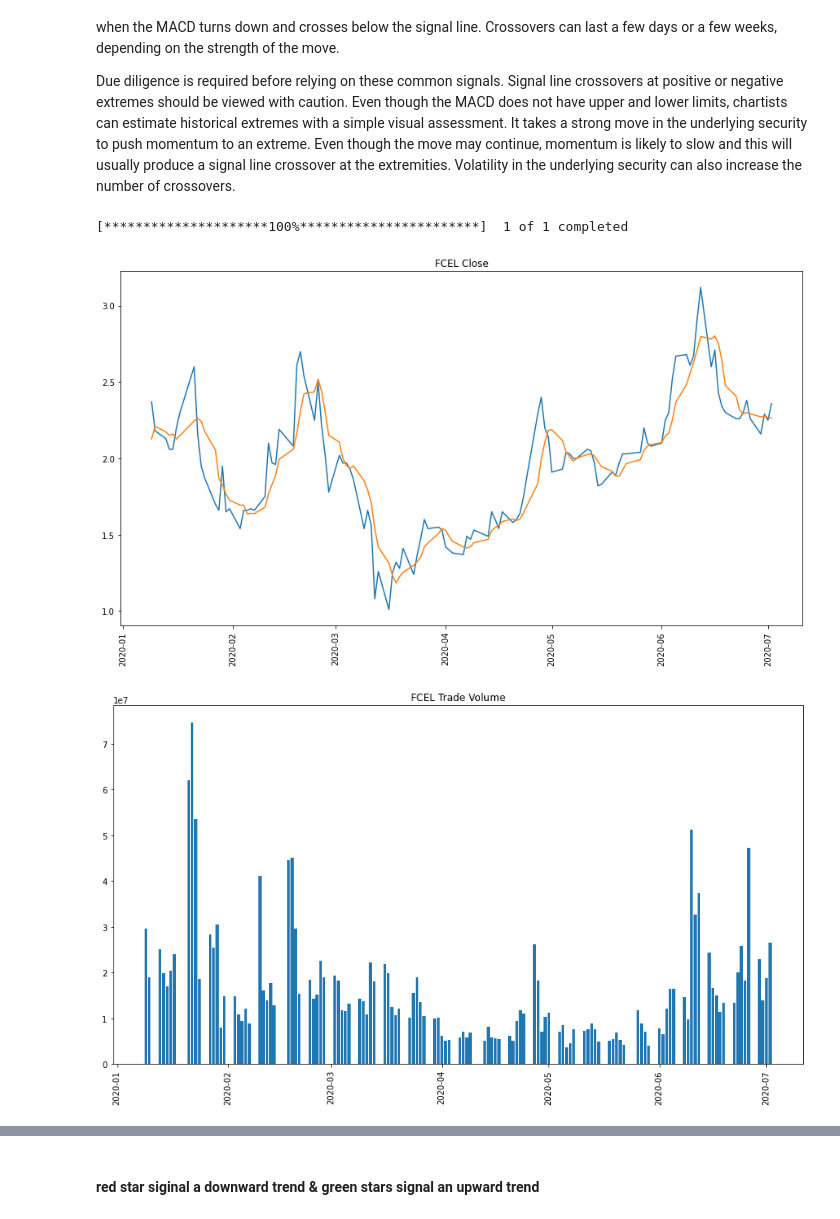
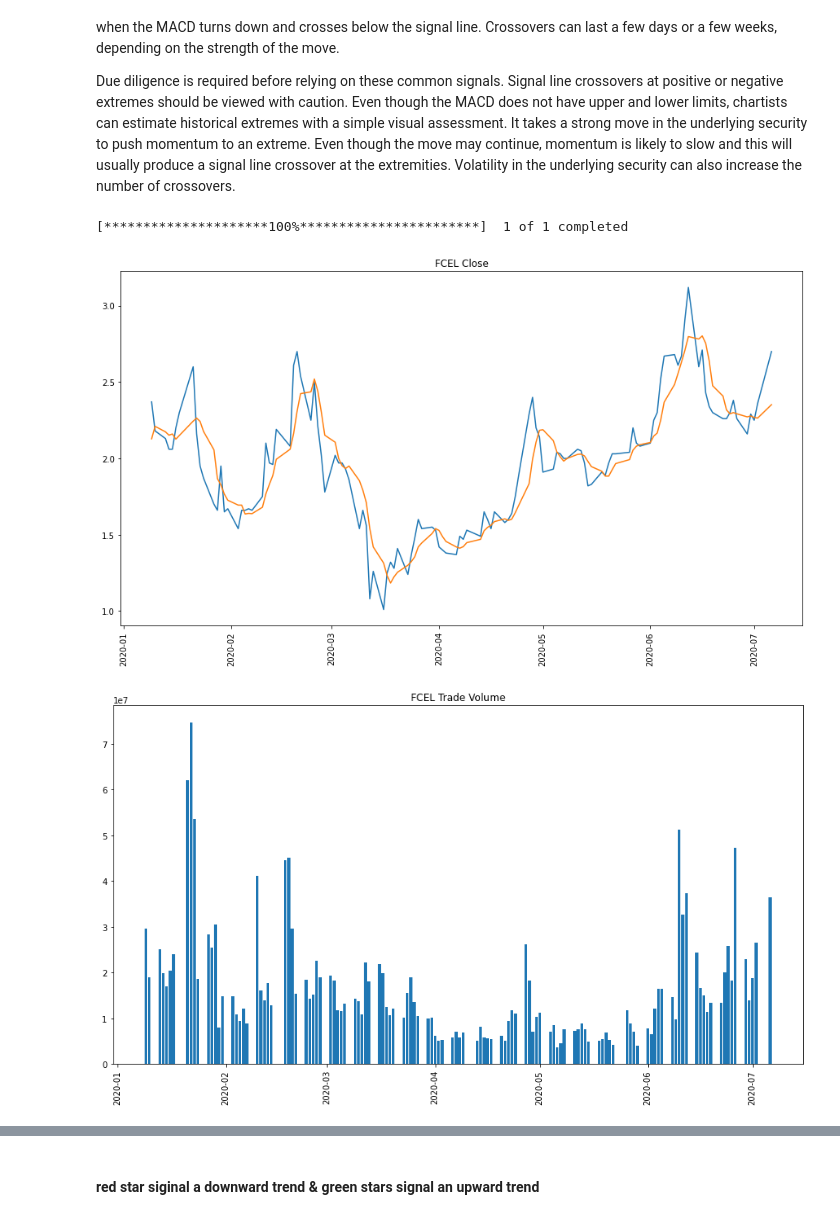
Before and after one commit to Mtaylert/Stock_Evaluation, a Jupyter notebook: StockEvaluations.ipynb, the cells around one changed output, grey strips where cells are left out. Saved outputs shown, nothing was run; the diff lists cells and outputs as text; code cells hidden in the pictures.

```diff
--- a/StockEvaluations.ipynb
+++ b/StockEvaluations.ipynb
@@ -58,7 +58,10 @@ def generate_stock_data(start_date,end_date,ticker):
     data=data.reset_index()
     data=data.sort_values('Date')
     data=data[['Date','Open','Close','Volume','High','Low']]
-
+    min_by_min = get_quote_data_by_minute(symbol=ticker,data_range='1d', data_interval='1m')
+    min_by_min.columns=['Date','Open','High','Low','Close','Volume']
+    update = min_by_min.loc[min_by_min.shape[0]-1]
+    data=data.append(update)
 
     data['ticker']=ticker
     min_by_min.loc[min_by_min.shape[0]-1]
@@ -136,30 +139,29 @@ def generate_stock_data(start_date,end_date,ticker):
 
     return data
 # %%
-ticker='FCEL'
 start = '2020-01-01'
 SDOW = generate_stock_data(start,now,ticker)
 
 plt.figure(figsize=(15,8))
 plt.title('{} Close'.format(ticker))
 
 plt.plot(SDOW['Date'],SDOW['Open'])
 
 plt.plot(SDOW['Date'],SDOW['5Day_Moving_Average_Open'])
 
 plt.xticks(rotation=90)
 plt.show()
 #----------------------------------------------
 
 plt.figure(figsize=(15,8))
 plt.title('{} Trade Volume'.format(ticker))
 
 
 plt.bar(SDOW['Date'],SDOW['Volume'])
 
 plt.xticks(rotation=90)
 plt.show()
 # %% [output]
 [*********************100%***********************]  1 of 1 completed
-[figure, old version]
+[figure, new version]
-[figure, old version]
+[figure, new version]
```
Also changed, not shown: parts of 11 cells of this notebook.
